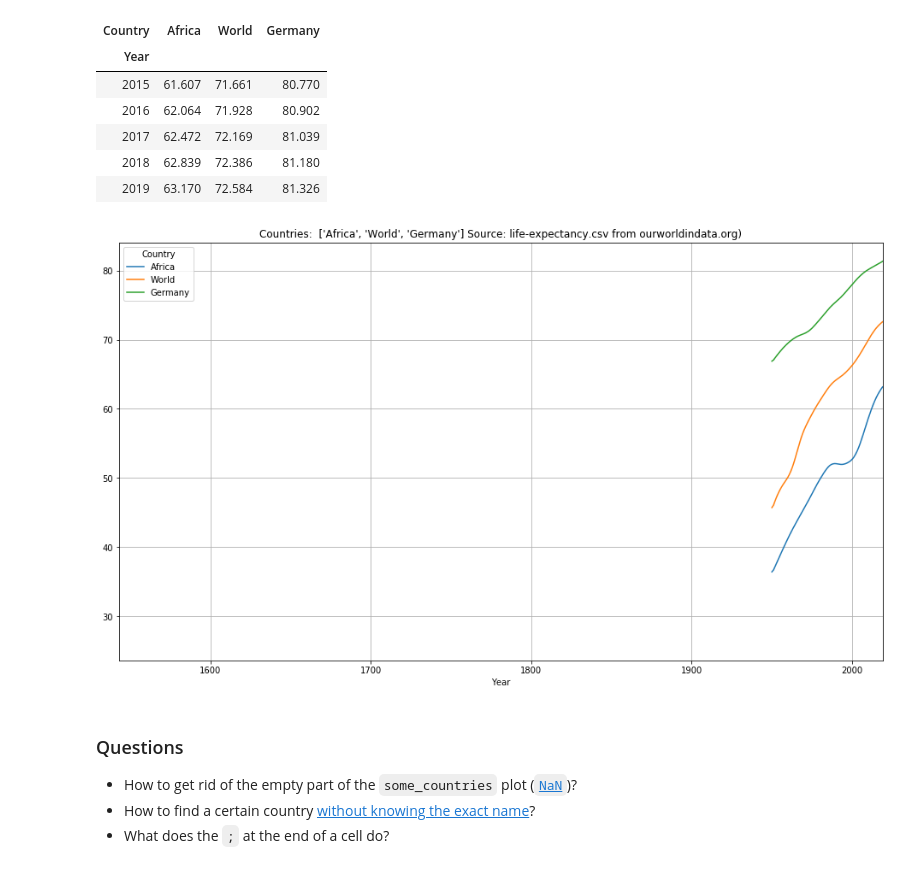
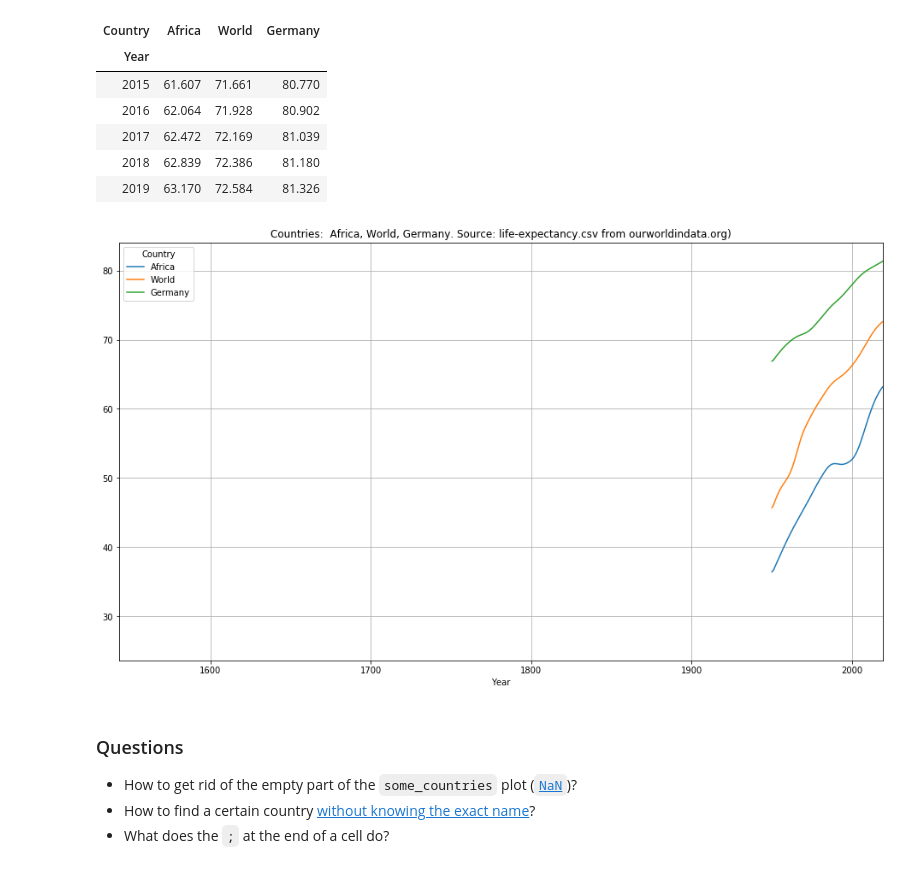
Before and after one commit to StarwolfDancing/GagaPython, a Jupyter notebook: notebooks/03-ReshapeData.ipynb, the cells around one changed output. Saved outputs shown, nothing was run; the diff lists cells and outputs as text; code cells hidden in the pictures.

```diff
--- a/notebooks/03-ReshapeData.ipynb
+++ b/notebooks/03-ReshapeData.ipynb
@@ -76,10 +76,11 @@ some_countries.tail()
 | 2018 | 62.839 | 72.386 | 81.180 |
 | 2019 | 63.170 | 72.584 | 81.326 |
 # %%
-plot_title = f'Countries:  {country_list} Source: {file_id} from {data_source})'
+country_string = ', '.join(country_list)    # List in nicer form
+plot_title = f'Countries:  {country_string}. Source: {file_id} from {data_source})'
 some_countries.plot(title=plot_title, grid=True, figsize=(16, 9));
 # %% [output]
-[figure, old version]
+[figure, new version]
 # %% [markdown]
 ### Questions
 - How to get rid of the empty part of the `some_countries` plot ([`NaN`](https://pandas.pydata.org/pandas-docs/stable/reference/api/pandas.DataFrame.dropna.html))?
```
Also changed, not shown: 4 other files.
